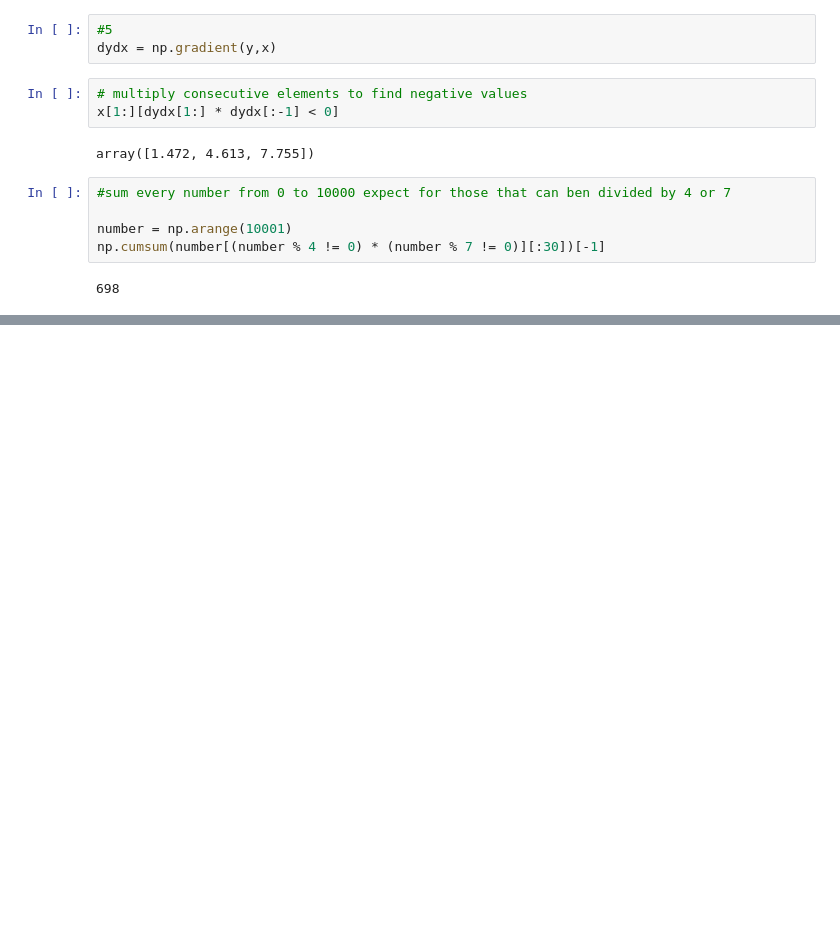
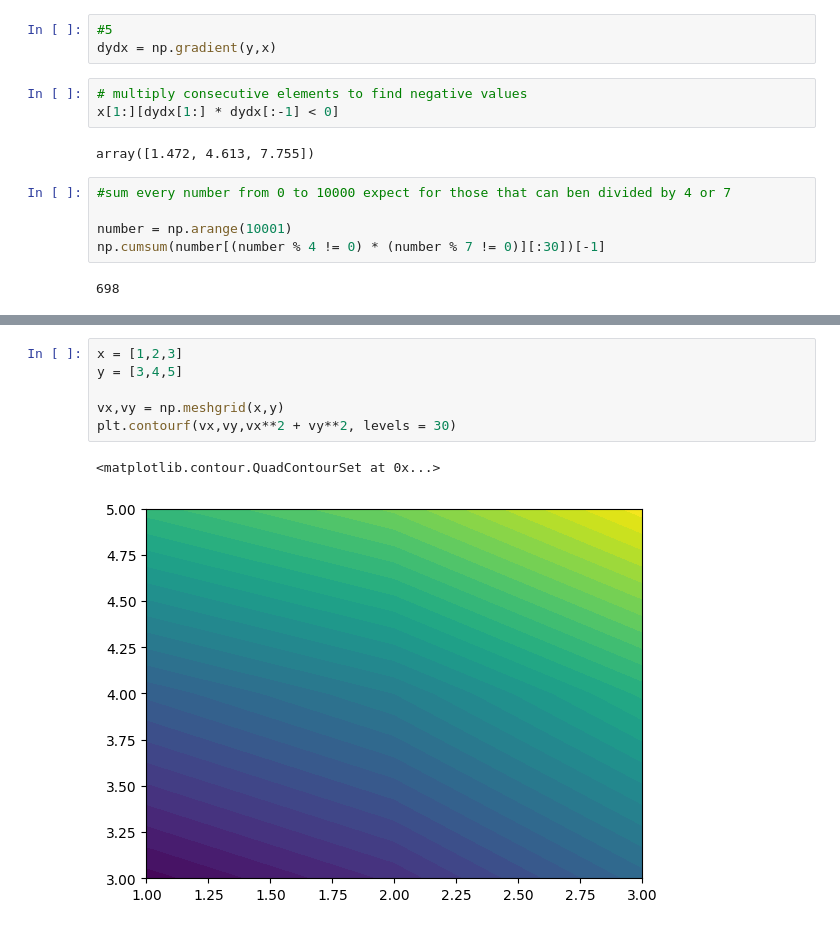
Before and after one commit to bilal1cetin/numpy-for-engineers, a Jupyter notebook: tuto.ipynb, the cells around one changed output, grey strips where cells are left out. Saved outputs shown, nothing was run; the diff lists cells and outputs as text; blank space fills up the shorter version.

```diff
--- a/tuto.ipynb
+++ b/tuto.ipynb
@@ -151,0 +223,9 @@ ibo
+# %%
+x = [1,2,3]
+y = [3,4,5]
+
+vx,vy = np.meshgrid(x,y)
+plt.contourf(vx,vy,vx**2 + vy**2, levels = 30)
+# %% [output]
+<matplotlib.contour.QuadContourSet at 0x...>
+[figure, added]
```
Also changed, not shown: parts of 15 cells of this notebook.
